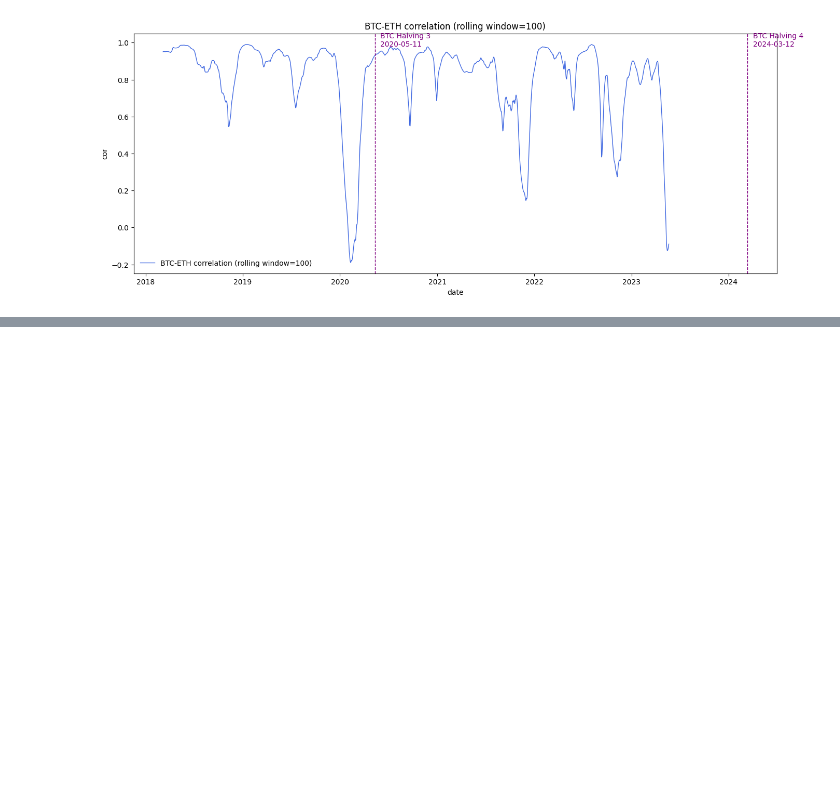
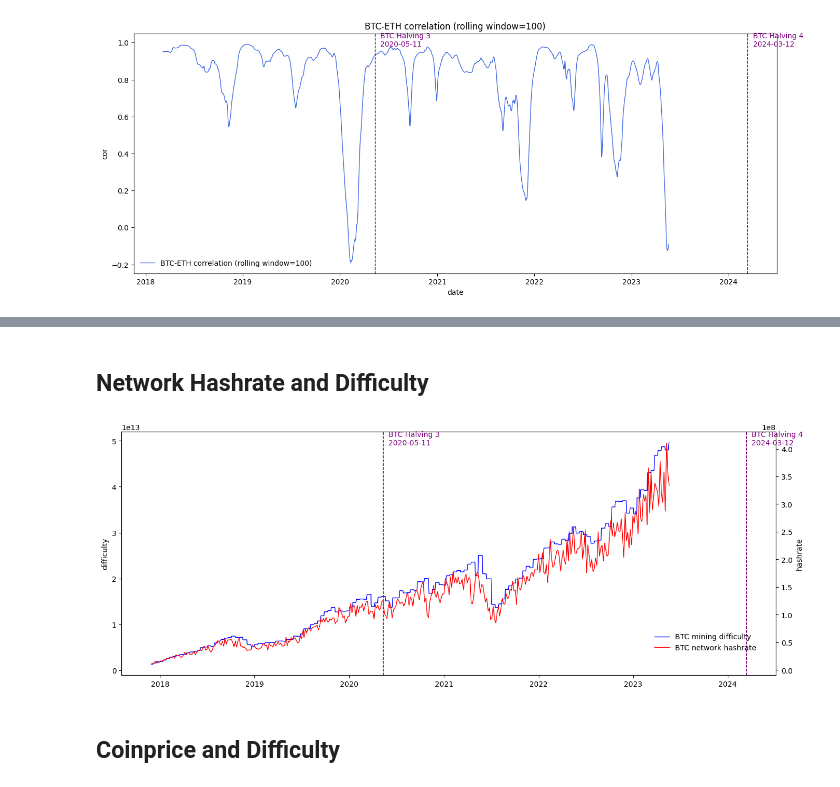
Before and after one commit to veiganlime/data-analytics, a Jupyter notebook: on-chain.ipynb, the cells around one changed output, grey strips where cells are left out. Saved outputs shown, nothing was run; the diff lists cells and outputs as text; code cells hidden in the pictures; blank space fills up the shorter version.

```diff
--- a/on-chain.ipynb
+++ b/on-chain.ipynb
@@ -185,0 +206,21 @@ plt.title(label);
+# %% [markdown]
+## Network Hashrate and Difficulty
+# %%
+fig, ax1 = plt.subplots(figsize=(16, 6))
+
+sns.lineplot(data=onchain_info_btc_df, x='date', y='difficulty', linewidth=1.0, color='blue', ax=ax1, label=f'{btc} mining difficulty')
+
+
+ax2=ax1.twinx()
+
+sns.lineplot(data=onchain_info_btc_df[::5], x='date', y='hashrate', linewidth=1.0, color='red', ax=ax2, label =f'{btc} network hashrate')
+func_twinx_legend(ax1, ax2, 0.98, 0.2)
+func_halving_dates(ax1, onchain_info_btc_df.date, onchain_info_btc_df.difficulty)
+
+ax1.set(xlabel=None)
+plt.title=(f'{btc} Mining Difficulty and Hashrate');
+plt.show();
+# %% [output]
+[figure, added]
+# %% [markdown]
+## Coinprice and Difficulty
```
Also changed, not shown: parts of 4 cells of this notebook.
